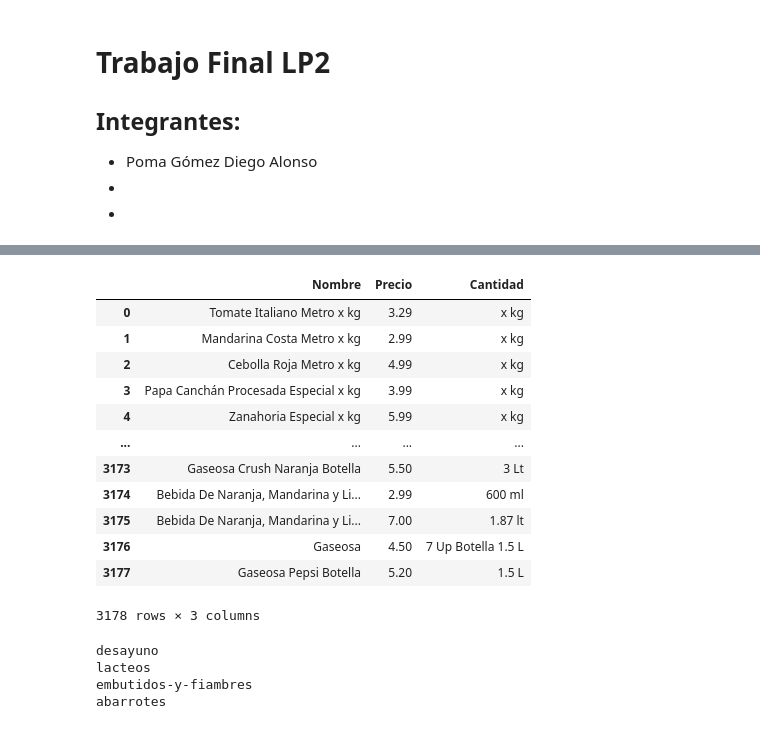
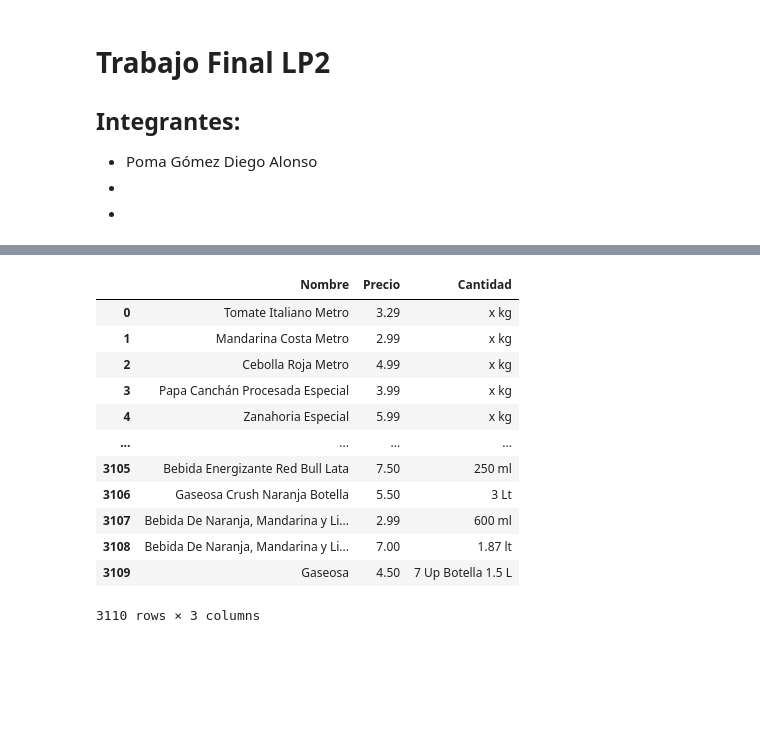
Before and after one commit to Diego020A/Trabajo_Final_LP2, a Jupyter notebook: Final_LP2.ipynb, the cells around one changed output, grey strips where cells are left out. Cells and saved outputs as stored; diff of their text form; code cells hidden in the pictures; blank space fills up the shorter version.

Commit message:
Se terminó la descarga y estructuracion de datos .csv en Metro ( Falta el ingreso de correo y producto)

```diff
--- a/Final_LP2.ipynb
+++ b/Final_LP2.ipynb
@@ -278,41 +296,19 @@ F
 # %%
+# Se lee
 import pandas as pd
-dasd=pd.read_csv('Metro.csv',encoding="latin1")
-dasd
+dataMetro=pd.read_csv('Metro.csv',encoding="latin1")
+dataMetro
 # %% [output]
 |  | Nombre | Precio | Cantidad |
-| 0 | Tomate Italiano Metro x kg | 3.29 | x kg |
-| 1 | Mandarina Costa Metro x kg | 2.99 | x kg |
-| 2 | Cebolla Roja Metro x kg | 4.99 | x kg |
-| 3 | Papa Canchán Procesada Especial x kg | 3.99 | x kg |
-| 4 | Zanahoria Especial x kg | 5.99 | x kg |
+| 0 | Tomate Italiano Metro | 3.29 | x kg |
+| 1 | Mandarina Costa Metro | 2.99 | x kg |
+| 2 | Cebolla Roja Metro | 4.99 | x kg |
+| 3 | Papa Canchán Procesada Especial | 3.99 | x kg |
+| 4 | Zanahoria Especial | 5.99 | x kg |
 | ... | ... | ... | ... |
-| 3173 | Gaseosa Crush Naranja Botella | 5.50 | 3 Lt |
-| 3174 | Bebida De Naranja, Mandarina y Li... | 2.99 | 600 ml |
-| 3175 | Bebida De Naranja, Mandarina y Li... | 7.00 | 1.87 lt |
-| 3176 | Gaseosa | 4.50 | 7 Up Botella 1.5 L |
-| 3177 | Gaseosa Pepsi Botella | 5.20 | 1.5 L |
+| 3105 | Bebida Energizante Red Bull Lata | 7.50 | 250 ml |
+| 3106 | Gaseosa Crush Naranja Botella | 5.50 | 3 Lt |
+| 3107 | Bebida De Naranja, Mandarina y Li... | 2.99 | 600 ml |
+| 3108 | Bebida De Naranja, Mandarina y Li... | 7.00 | 1.87 lt |
+| 3109 | Gaseosa | 4.50 | 7 Up Botella 1.5 L |
-3178 rows × 3 columns
+3110 rows × 3 columns
-# %%
-#a=[nombre,precio]
-#total_datos[1]
-#pandas
-#pd.dataframe(total_datos,columns=a)
-tipos=["frutas-y-verduras","carnes-aves-y-pescados","desayuno","lacteos","embutidos-y-fiambre",
-       "comprar-abarrotes-online","aguas-y-bebidas--naturales-y-gaseosas"]
-lista_menu=["o","carnes-aves-y-pescados","desayuno","lacteos","embutidos-y-fiambres",
-      "abarrotes","aguas-y-bebidas"]
-
-a=0
-for i in lista_menu:
-    if i=="desayuno" or i=="abarrotes":
-        print(i)
-    elif i=="lacteos":
-        print(i)
-    elif i=="embutidos-y-fiambres":
-        print(i)
-# %% [output]
-desayuno
-lacteos
-embutidos-y-fiambres
-abarrotes
```
Also changed, not shown: parts of 10 cells of this notebook, 1 other file.
